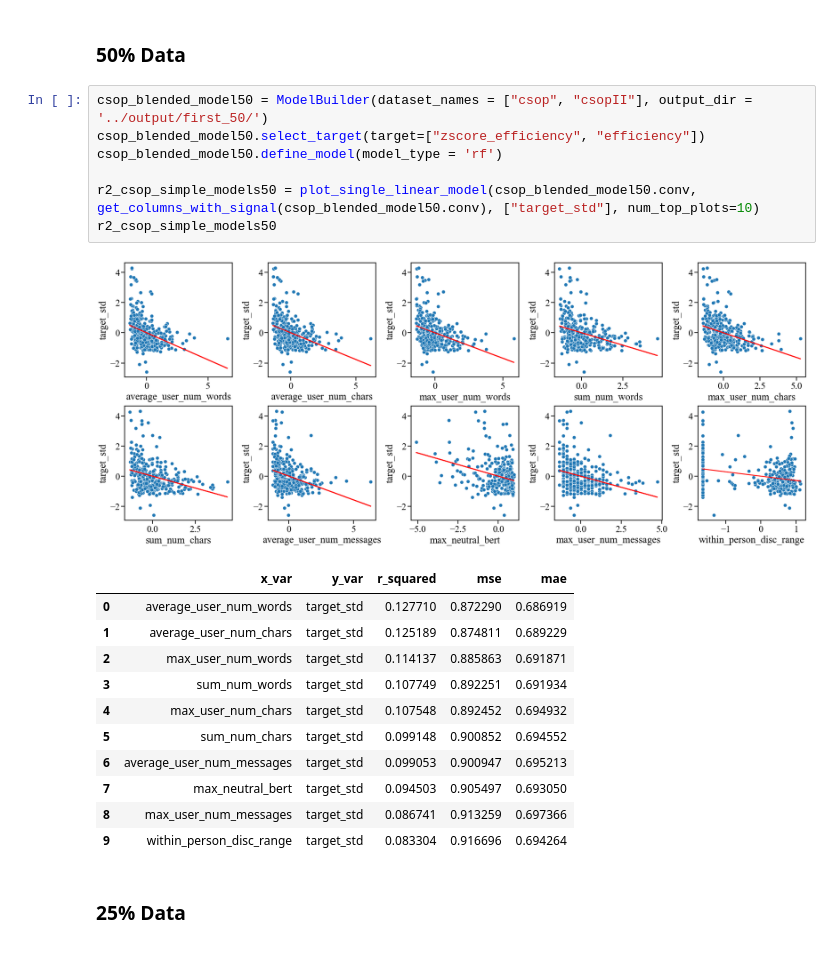
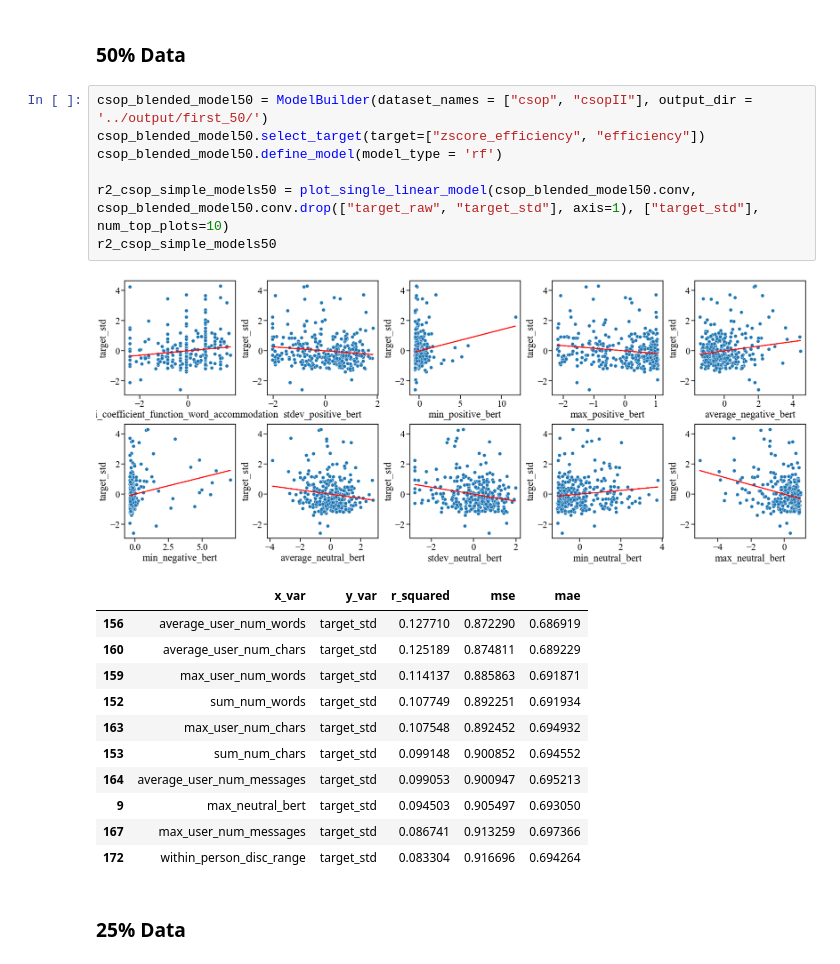
Before and after one commit to Watts-Lab/team_comm_tools, a Jupyter notebook: feature_engine/model/model_per_task_simple_linear_models.ipynb, the cells around one changed output. Cells and saved outputs as stored; diff of their text form.

```diff
--- a/feature_engine/model/model_per_task_simple_linear_models.ipynb
+++ b/feature_engine/model/model_per_task_simple_linear_models.ipynb
@@ -314,23 +266,23 @@ r2_csop_simple_models75
 # %%
 csop_blended_model50 = ModelBuilder(dataset_names = ["csop", "csopII"], output_dir = '../output/first_50/')
 csop_blended_model50.select_target(target=["zscore_efficiency", "efficiency"])
 csop_blended_model50.define_model(model_type = 'rf')
 
-r2_csop_simple_models50 = plot_single_linear_model(csop_blended_model50.conv, get_columns_with_signal(csop_blended_model50.conv), ["target_std"], num_top_plots=10)
+r2_csop_simple_models50 = plot_single_linear_model(csop_blended_model50.conv, csop_blended_model50.conv.drop(["target_raw", "target_std"], axis=1), ["target_std"], num_top_plots=10)
 r2_csop_simple_models50
 # %% [output]
-[figure, old version]
+[figure, new version]
 |  | x_var | y_var | r_squared | mse | mae |
-| 0 | average_user_num_words | target_std | 0.127710 | 0.872290 | 0.686919 |
-| 1 | average_user_num_chars | target_std | 0.125189 | 0.874811 | 0.689229 |
-| 2 | max_user_num_words | target_std | 0.114137 | 0.885863 | 0.691871 |
-| 3 | sum_num_words | target_std | 0.107749 | 0.892251 | 0.691934 |
-| 4 | max_user_num_chars | target_std | 0.107548 | 0.892452 | 0.694932 |
-| 5 | sum_num_chars | target_std | 0.099148 | 0.900852 | 0.694552 |
-| 6 | average_user_num_messages | target_std | 0.099053 | 0.900947 | 0.695213 |
-| 7 | max_neutral_bert | target_std | 0.094503 | 0.905497 | 0.693050 |
-| 8 | max_user_num_messages | target_std | 0.086741 | 0.913259 | 0.697366 |
-| 9 | within_person_disc_range | target_std | 0.083304 | 0.916696 | 0.694264 |
+| 156 | average_user_num_words | target_std | 0.127710 | 0.872290 | 0.686919 |
+| 160 | average_user_num_chars | target_std | 0.125189 | 0.874811 | 0.689229 |
+| 159 | max_user_num_words | target_std | 0.114137 | 0.885863 | 0.691871 |
+| 152 | sum_num_words | target_std | 0.107749 | 0.892251 | 0.691934 |
+| 163 | max_user_num_chars | target_std | 0.107548 | 0.892452 | 0.694932 |
+| 153 | sum_num_chars | target_std | 0.099148 | 0.900852 | 0.694552 |
+| 164 | average_user_num_messages | target_std | 0.099053 | 0.900947 | 0.695213 |
+| 9 | max_neutral_bert | target_std | 0.094503 | 0.905497 | 0.693050 |
+| 167 | max_user_num_messages | target_std | 0.086741 | 0.913259 | 0.697366 |
+| 172 | within_person_disc_range | target_std | 0.083304 | 0.916696 | 0.694264 |
 # %% [markdown]
 ### 25% Data
 # %%
```
Also changed, not shown: parts of 23 cells of this notebook, 4 other files.
